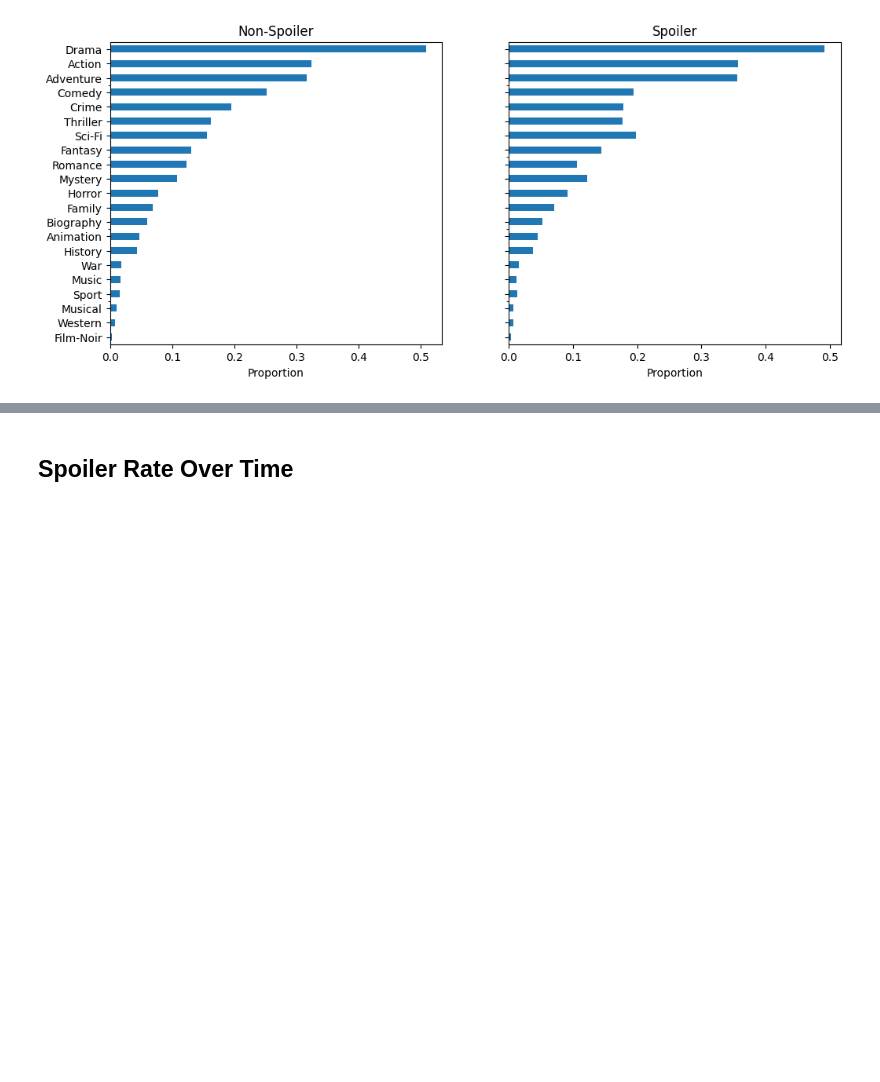
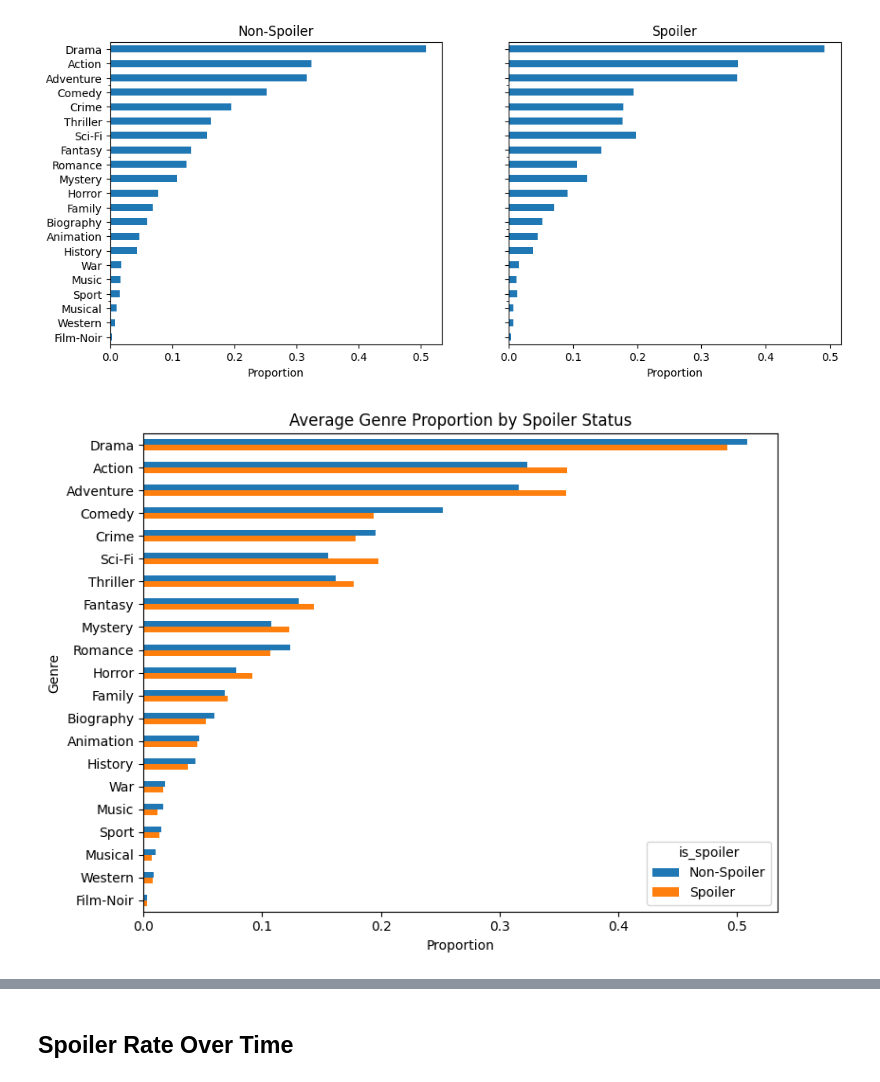
Before and after one commit to sandrinaa/imdb-spoilers, a Jupyter notebook: src/EDA/pre-eda.ipynb, the cells around one changed output, grey strips where cells are left out. Saved outputs shown, nothing was run; the diff lists cells and outputs as text; code cells hidden in the pictures; blank space fills up the shorter version.

```diff
--- a/src/EDA/pre-eda.ipynb
+++ b/src/EDA/pre-eda.ipynb
@@ -227,3 +281,14 @@ ax[1].set_xlabel("Proportion")
 # %% [output]
 Text(0.5, 0, 'Proportion')
 [figure]
+# %%
+order = proportion.mean(axis=1).sort_values(ascending=False).index
+ax = proportion.loc[order].plot(kind="barh", figsize=(8,6))
+ax.invert_yaxis()  # put largest at the top
+ax.set_title("Average Genre Proportion by Spoiler Status")
+ax.set_xlabel("Proportion")
+ax.set_ylabel("Genre")
+plt.tight_layout()
+plt.show()
+# %% [output]
+[figure, added]
```
Also changed, not shown: parts of 3 cells of this notebook.
